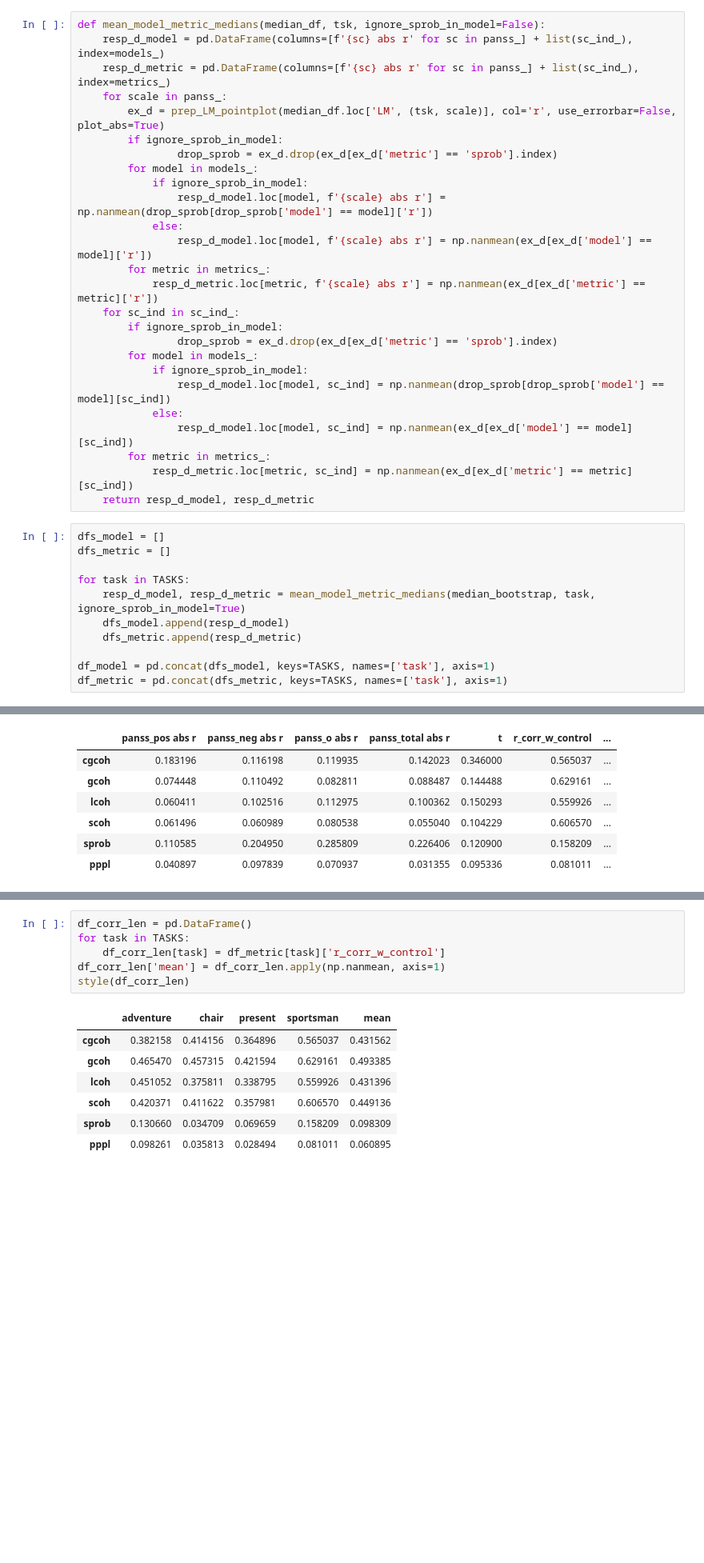
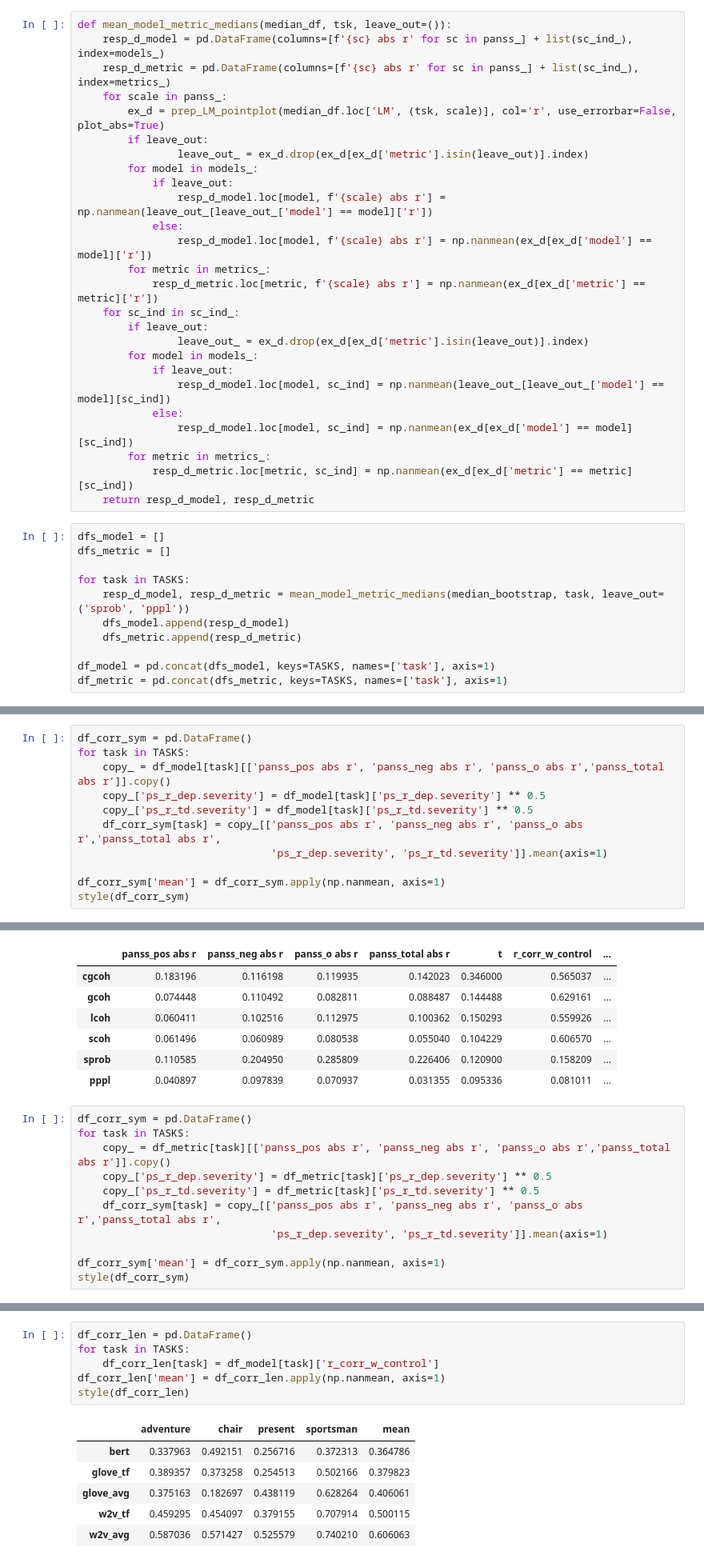
Before and after one commit to flying-bear/MA_thesis, a Jupyter notebook: scores_ru.ipynb, the cells around one changed output, grey strips where cells are left out. Shown: that part at 80% size. Cells and saved outputs as stored; diff of their text form; blank space fills up the shorter version.

```diff
--- a/scores_ru.ipynb
+++ b/scores_ru.ipynb
@@ -1655,26 +1697,26 @@ for task in TASKS:
 # %% [markdown]
 ### values
 # %%
-def mean_model_metric_medians(median_df, tsk, ignore_sprob_in_model=False):
+def mean_model_metric_medians(median_df, tsk, leave_out=()):
     resp_d_model = pd.DataFrame(columns=[f'{sc} abs r' for sc in panss_] + list(sc_ind_), index=models_)
     resp_d_metric = pd.DataFrame(columns=[f'{sc} abs r' for sc in panss_] + list(sc_ind_), index=metrics_)
     for scale in panss_:
         ex_d = prep_LM_pointplot(median_df.loc['LM', (tsk, scale)], col='r', use_errorbar=False, plot_abs=True)
-        if ignore_sprob_in_model:
-                drop_sprob = ex_d.drop(ex_d[ex_d['metric'] == 'sprob'].index)
+        if leave_out:
+                leave_out_ = ex_d.drop(ex_d[ex_d['metric'].isin(leave_out)].index)
         for model in models_:
-            if ignore_sprob_in_model:
-                resp_d_model.loc[model, f'{scale} abs r'] = np.nanmean(drop_sprob[drop_sprob['model'] == model]['r'])
+            if leave_out:
+                resp_d_model.loc[model, f'{scale} abs r'] = np.nanmean(leave_out_[leave_out_['model'] == model]['r'])
             else:
                 resp_d_model.loc[model, f'{scale} abs r'] = np.nanmean(ex_d[ex_d['model'] == model]['r'])
         for metric in metrics_:
             resp_d_metric.loc[metric, f'{scale} abs r'] = np.nanmean(ex_d[ex_d['metric'] == metric]['r'])
     for sc_ind in sc_ind_:
-        if ignore_sprob_in_model:
-                drop_sprob = ex_d.drop(ex_d[ex_d['metric'] == 'sprob'].index)
+        if leave_out:
+                leave_out_ = ex_d.drop(ex_d[ex_d['metric'].isin(leave_out)].index)
         for model in models_:
-            if ignore_sprob_in_model:
-                resp_d_model.loc[model, sc_ind] = np.nanmean(drop_sprob[drop_sprob['model'] == model][sc_ind])
+            if leave_out:
+                resp_d_model.loc[model, sc_ind] = np.nanmean(leave_out_[leave_out_['model'] == model][sc_ind])
             else:
                 resp_d_model.loc[model, sc_ind] = np.nanmean(ex_d[ex_d['model'] == model][sc_ind])
         for metric in metrics_:
@@ -1685,7 +1727,7 @@ dfs_model = []
 dfs_metric = []
 
 for task in TASKS:
-    resp_d_model, resp_d_metric = mean_model_metric_medians(median_bootstrap, task, ignore_sprob_in_model=True)
+    resp_d_model, resp_d_metric = mean_model_metric_medians(median_bootstrap, task, leave_out=('sprob', 'pppl'))
     dfs_model.append(resp_d_model)
     dfs_metric.append(resp_d_metric)
 
@@ -1700,3 +1750,14 @@ style(df_model['sportsman'])
 | glove_avg | 0.106723 | 0.040614 | 0.050345 | 0.042436 | 0.054562 | 0.628264 | ... |
 | w2v_tf | 0.096123 | 0.108970 | 0.096841 | 0.098505 | 0.184227 | 0.707914 | ... |
 | w2v_avg | 0.090773 | 0.077277 | 0.090087 | 0.080255 | 0.137622 | 0.740210 | ... |
+# %%
+df_corr_sym = pd.DataFrame()
+for task in TASKS:
+    copy_ = df_model[task][['panss_pos abs r', 'panss_neg abs r', 'panss_o abs r','panss_total abs r']].copy()
+    copy_['ps_r_dep.severity'] = df_model[task]['ps_r_dep.severity'] ** 0.5
+    copy_['ps_r_td.severity'] = df_model[task]['ps_r_td.severity'] ** 0.5
+    df_corr_sym[task] = copy_[['panss_pos abs r', 'panss_neg abs r', 'panss_o abs r','panss_total abs r',
+                               'ps_r_dep.severity', 'ps_r_td.severity']].mean(axis=1)
+
+df_corr_sym['mean'] = df_corr_sym.apply(np.nanmean, axis=1)
+style(df_corr_sym)
@@ -1710,3 +1788,14 @@ style(df_metric['sportsman'])
 | scoh | 0.061496 | 0.060989 | 0.080538 | 0.055040 | 0.104229 | 0.606570 | ... |
 | sprob | 0.110585 | 0.204950 | 0.285809 | 0.226406 | 0.120900 | 0.158209 | ... |
 | pppl | 0.040897 | 0.097839 | 0.070937 | 0.031355 | 0.095336 | 0.081011 | ... |
+# %%
+df_corr_sym = pd.DataFrame()
+for task in TASKS:
+    copy_ = df_metric[task][['panss_pos abs r', 'panss_neg abs r', 'panss_o abs r','panss_total abs r']].copy()
+    copy_['ps_r_dep.severity'] = df_metric[task]['ps_r_dep.severity'] ** 0.5
+    copy_['ps_r_td.severity'] = df_metric[task]['ps_r_td.severity'] ** 0.5
+    df_corr_sym[task] = copy_[['panss_pos abs r', 'panss_neg abs r', 'panss_o abs r','panss_total abs r',
+                               'ps_r_dep.severity', 'ps_r_td.severity']].mean(axis=1)
+
+df_corr_sym['mean'] = df_corr_sym.apply(np.nanmean, axis=1)
+style(df_corr_sym)
@@ -1726,14 +1844,13 @@ style(df_corr_len)
 # %%
 df_corr_len = pd.DataFrame()
 for task in TASKS:
-    df_corr_len[task] = df_metric[task]['r_corr_w_control']
+    df_corr_len[task] = df_model[task]['r_corr_w_control']
 df_corr_len['mean'] = df_corr_len.apply(np.nanmean, axis=1)
 style(df_corr_len)
 # %% [output]
 |  | adventure | chair | present | sportsman | mean |
-| cgcoh | 0.382158 | 0.414156 | 0.364896 | 0.565037 | 0.431562 |
-| gcoh | 0.465470 | 0.457315 | 0.421594 | 0.629161 | 0.493385 |
-| lcoh | 0.451052 | 0.375811 | 0.338795 | 0.559926 | 0.431396 |
-| scoh | 0.420371 | 0.411622 | 0.357981 | 0.606570 | 0.449136 |
-| sprob | 0.130660 | 0.034709 | 0.069659 | 0.158209 | 0.098309 |
-| pppl | 0.098261 | 0.035813 | 0.028494 | 0.081011 | 0.060895 |
+| bert | 0.337963 | 0.492151 | 0.256716 | 0.372313 | 0.364786 |
+| glove_tf | 0.389357 | 0.373258 | 0.254513 | 0.502166 | 0.379823 |
+| glove_avg | 0.375163 | 0.182697 | 0.438119 | 0.628264 | 0.406061 |
+| w2v_tf | 0.459295 | 0.454097 | 0.379155 | 0.707914 | 0.500115 |
+| w2v_avg | 0.587036 | 0.571427 | 0.525579 | 0.740210 | 0.606063 |
```
Also changed, not shown: parts of 19 cells of this notebook, 1 other file.
